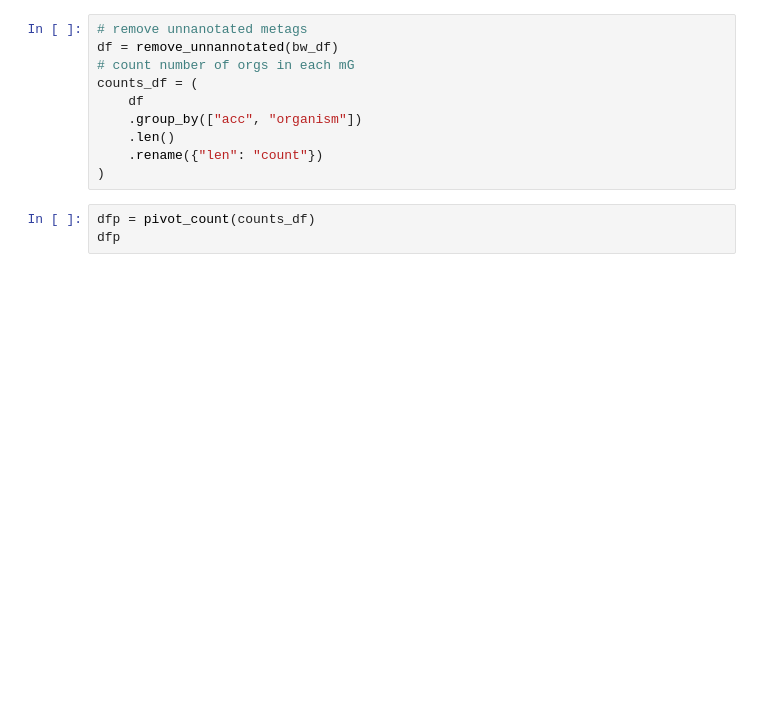
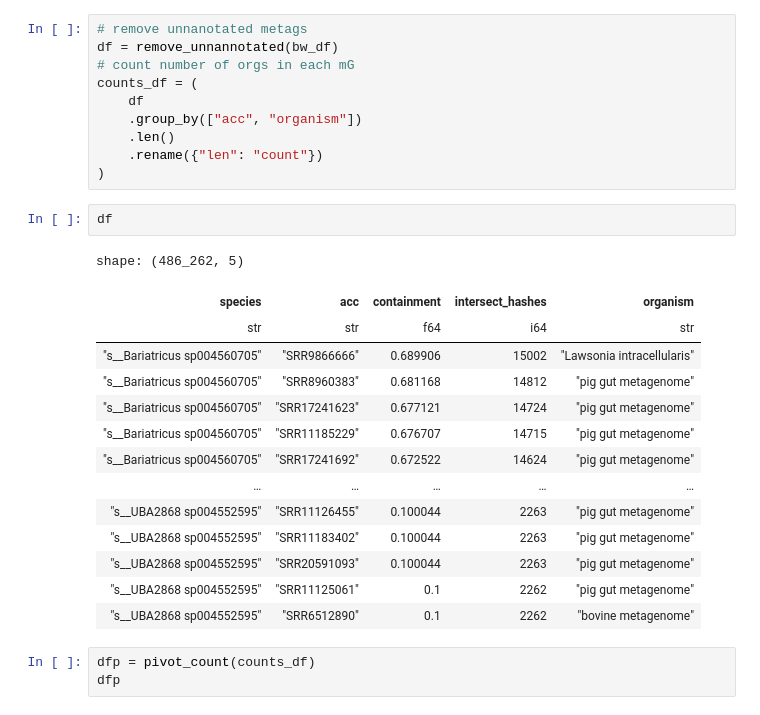
Before and after one commit to AnneliektH/2025-pig-corespp, a Jupyter notebook: workflow/notebooks/251207_branchwater.ipynb, the cells around one changed output. Drawn from its saved outputs; the diff is of its cells as text; blank space fills up the shorter version.

Commit message:
kmer table

```diff
--- a/workflow/notebooks/251207_branchwater.ipynb
+++ b/workflow/notebooks/251207_branchwater.ipynb
@@ -88,6 +91,23 @@ counts_df = (
     .len()
     .rename({"len": "count"})
 )
+# %%
+df
+# %% [output]
+shape: (486_262, 5)
+| species | acc | containment | intersect_hashes | organism |
+| str | str | f64 | i64 | str |
+| "s__Bariatricus sp004560705" | "SRR9866666" | 0.689906 | 15002 | "Lawsonia intracellularis" |
+| "s__Bariatricus sp004560705" | "SRR8960383" | 0.681168 | 14812 | "pig gut metagenome" |
+| "s__Bariatricus sp004560705" | "SRR17241623" | 0.677121 | 14724 | "pig gut metagenome" |
+| "s__Bariatricus sp004560705" | "SRR11185229" | 0.676707 | 14715 | "pig gut metagenome" |
+| "s__Bariatricus sp004560705" | "SRR17241692" | 0.672522 | 14624 | "pig gut metagenome" |
+| … | … | … | … | … |
+| "s__UBA2868 sp004552595" | "SRR11126455" | 0.100044 | 2263 | "pig gut metagenome" |
+| "s__UBA2868 sp004552595" | "SRR11183402" | 0.100044 | 2263 | "pig gut metagenome" |
+| "s__UBA2868 sp004552595" | "SRR20591093" | 0.100044 | 2263 | "pig gut metagenome" |
+| "s__UBA2868 sp004552595" | "SRR11125061" | 0.1 | 2262 | "pig gut metagenome" |
+| "s__UBA2868 sp004552595" | "SRR6512890" | 0.1 | 2262 | "bovine metagenome" |
 # %%
 dfp = pivot_count(counts_df)
 dfp
```
Also changed, not shown: parts of 3 cells of this notebook, 1 other file.
